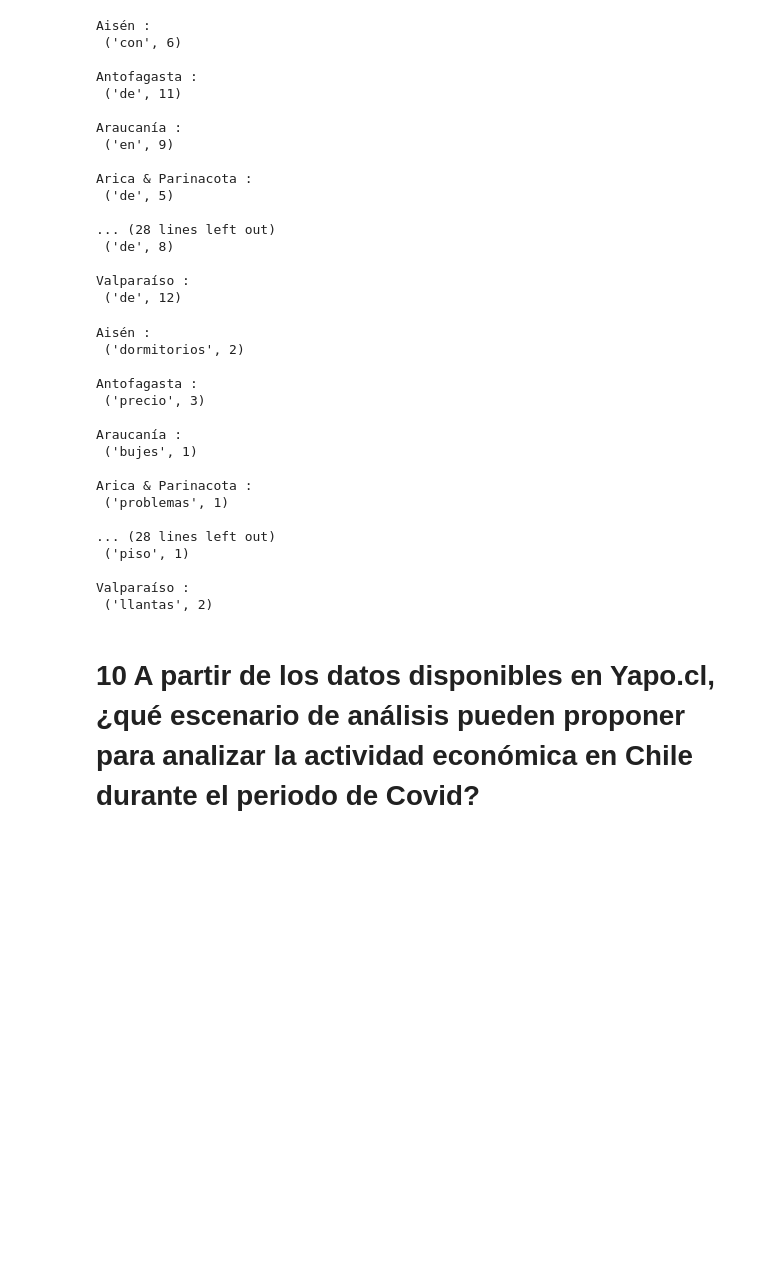
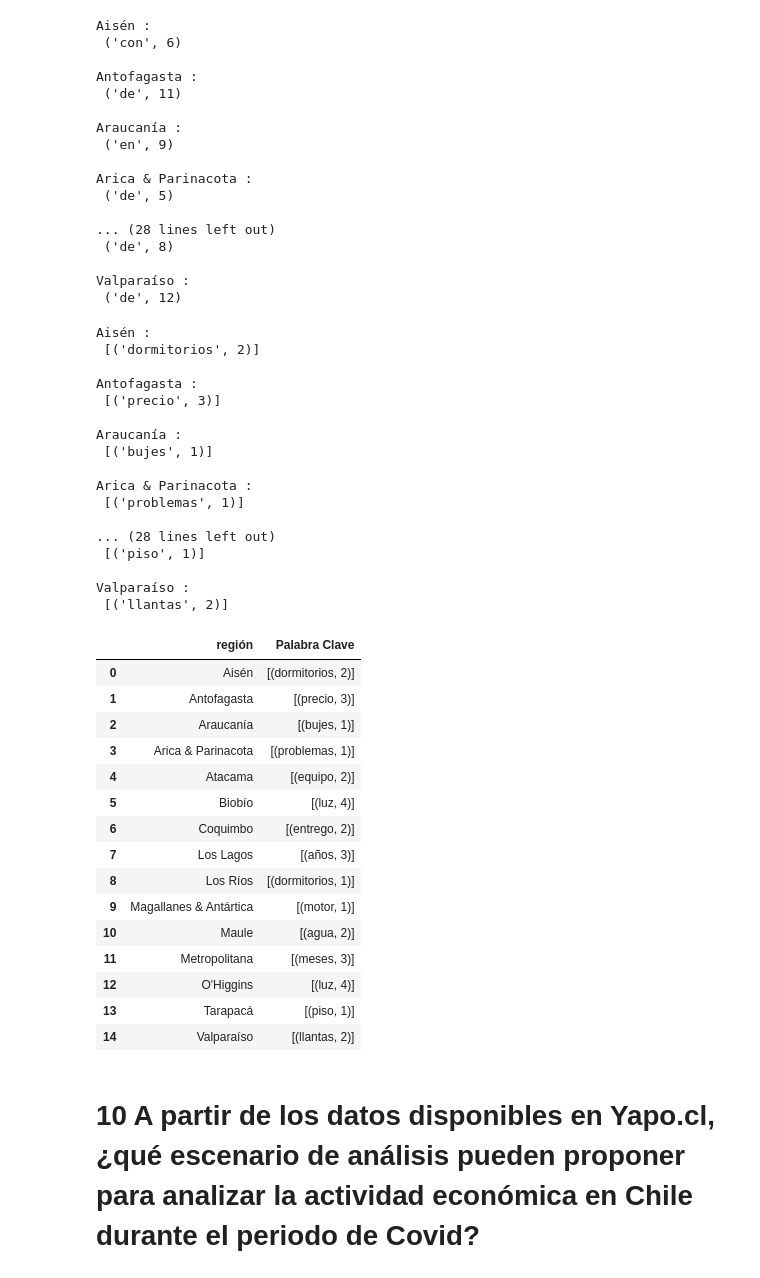
Before and after one commit to MariaBelen95/BaseDeDatos2020, a Jupyter notebook: Yapo/Ejercicio_Yapo.ipynb, the cells around one changed output. Cells and saved outputs as stored; diff of their text form; code cells hidden in the pictures; blank space fills up the shorter version.

```diff
--- a/Yapo/Ejercicio_Yapo.ipynb
+++ b/Yapo/Ejercicio_Yapo.ipynb
@@ -827,6 +871,7 @@ Valparaíso :
 
 desc = df1.concat_description
 reg = df1.nombre_region
+common_words = []
 c = 0
 for i in desc:
     nlp = spacy.load('es_core_news_sm')
@@ -834,27 +879,48 @@ for i in desc:
     nouns = [token.text for token in doc if token.is_stop != True and token.is_punct != True and token.pos_ == "NOUN"]
 
     word_freq = Counter(nouns)
-    common_words = word_freq.most_common(3)
-    print(reg[c], ":\n", common_words[0], '\n')
+    common_words.append(word_freq.most_common(1))
+    print(reg[c], ":\n", common_words[c], '\n')
     c += 1
 # %% [output]
 Aisén :
- ('dormitorios', 2)
+ [('dormitorios', 2)]
 
 Antofagasta :
- ('precio', 3)
+ [('precio', 3)]
 
 Araucanía :
- ('bujes', 1)
+ [('bujes', 1)]
 
 Arica & Parinacota :
- ('problemas', 1)
+ [('problemas', 1)]
 
 ... (28 lines left out)
- ('piso', 1)
+ [('piso', 1)]
 
 Valparaíso :
- ('llantas', 2)
+ [('llantas', 2)]
+# %%
+#Presentación usando DataFrame
+df2 = pd.DataFrame({'región': reg, 'Palabra Clave': common_words})
+df2
+# %% [output]
+|  | región | Palabra Clave |
+| 0 | Aisén | [(dormitorios, 2)] |
+| 1 | Antofagasta | [(precio, 3)] |
+| 2 | Araucanía | [(bujes, 1)] |
+| 3 | Arica & Parinacota | [(problemas, 1)] |
+| 4 | Atacama | [(equipo, 2)] |
+| 5 | Biobío | [(luz, 4)] |
+| 6 | Coquimbo | [(entrego, 2)] |
+| 7 | Los Lagos | [(años, 3)] |
+| 8 | Los Ríos | [(dormitorios, 1)] |
+| 9 | Magallanes & Antártica | [(motor, 1)] |
+| 10 | Maule | [(agua, 2)] |
+| 11 | Metropolitana | [(meses, 3)] |
+| 12 | O'Higgins | [(luz, 4)] |
+| 13 | Tarapacá | [(piso, 1)] |
+| 14 | Valparaíso | [(llantas, 2)] |
 # %% [markdown]
 # 10  A partir de los datos disponibles en Yapo.cl, ¿qué escenario de análisis pueden proponer para analizar la actividad económica en Chile durante el periodo de Covid?
 # %% [markdown]
```
Also changed, not shown: parts of 5 cells of this notebook.
